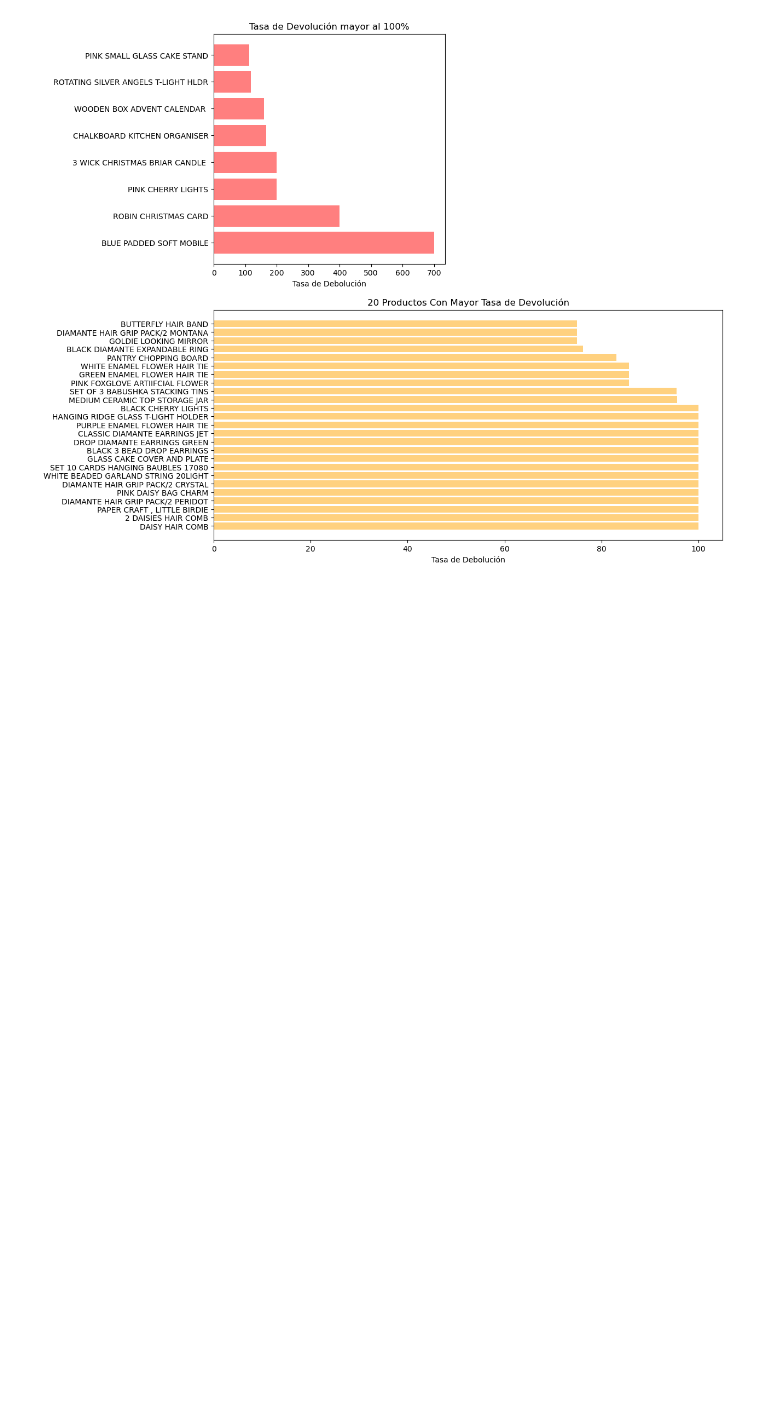
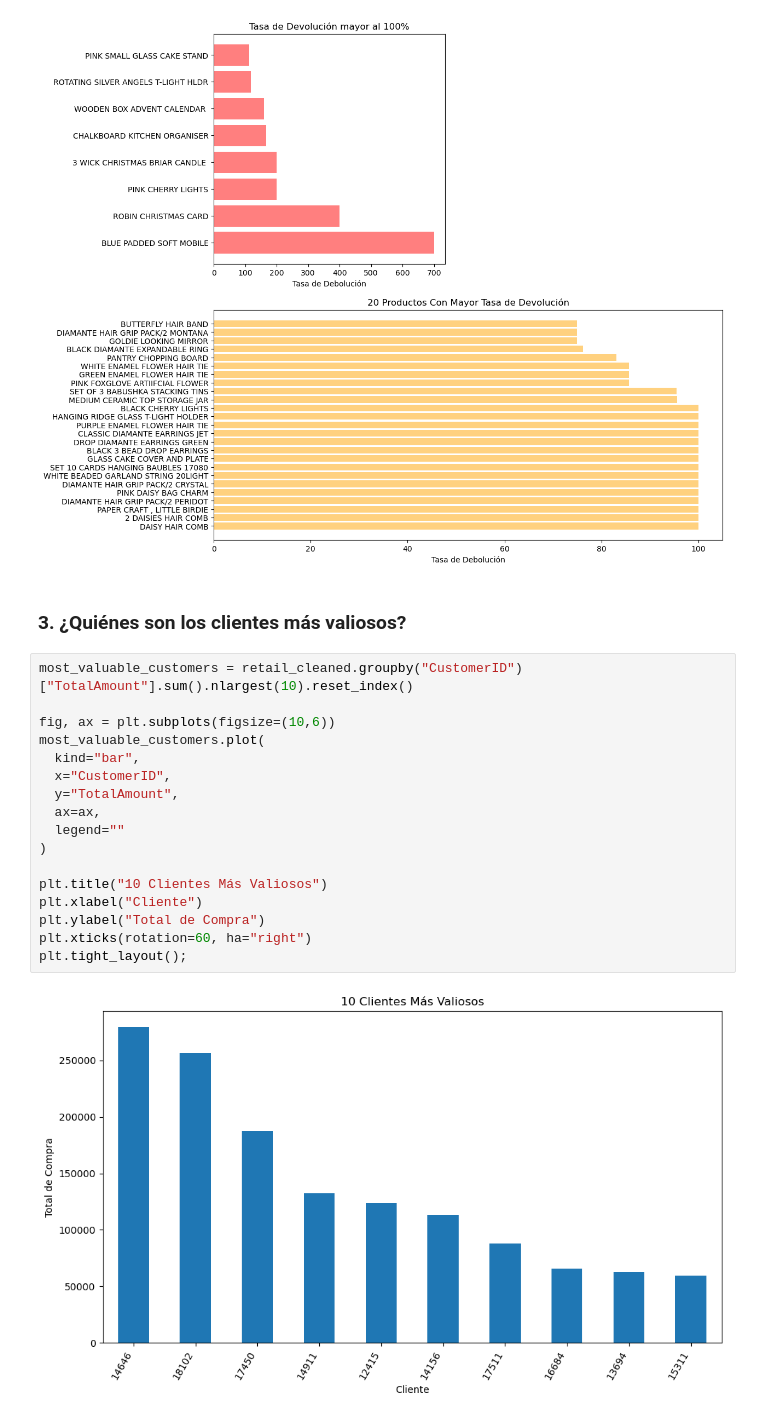
Before and after one commit to pahoalapizco/python_for_data_science, a Jupyter notebook: notebooks/4.0-numpy_pandas_da-analysis_01.ipynb, the cells around one changed output. Cells and saved outputs as stored; diff of their text form; blank space fills up the shorter version.

```diff
--- a/notebooks/4.0-numpy_pandas_da-analysis_01.ipynb
+++ b/notebooks/4.0-numpy_pandas_da-analysis_01.ipynb
@@ -424,3 +425,24 @@ plt.xlabel("Tasa de Debolución")
 plt.show()
 # %% [output]
 [figure]
+# %% [markdown]
+### 3. ¿Quiénes son los clientes más valiosos?
+# %%
+most_valuable_customers = retail_cleaned.groupby("CustomerID")["TotalAmount"].sum().nlargest(10).reset_index()
+
+fig, ax = plt.subplots(figsize=(10,6))
+most_valuable_customers.plot(
+  kind="bar",
+  x="CustomerID",
+  y="TotalAmount",
+  ax=ax,
+  legend=""
+)
+
+plt.title("10 Clientes Más Valiosos")
+plt.xlabel("Cliente")
+plt.ylabel("Total de Compra")
+plt.xticks(rotation=60, ha="right")
+plt.tight_layout();
+# %% [output]
+[figure, added]
```
Also changed, not shown: parts of 8 cells of this notebook.
